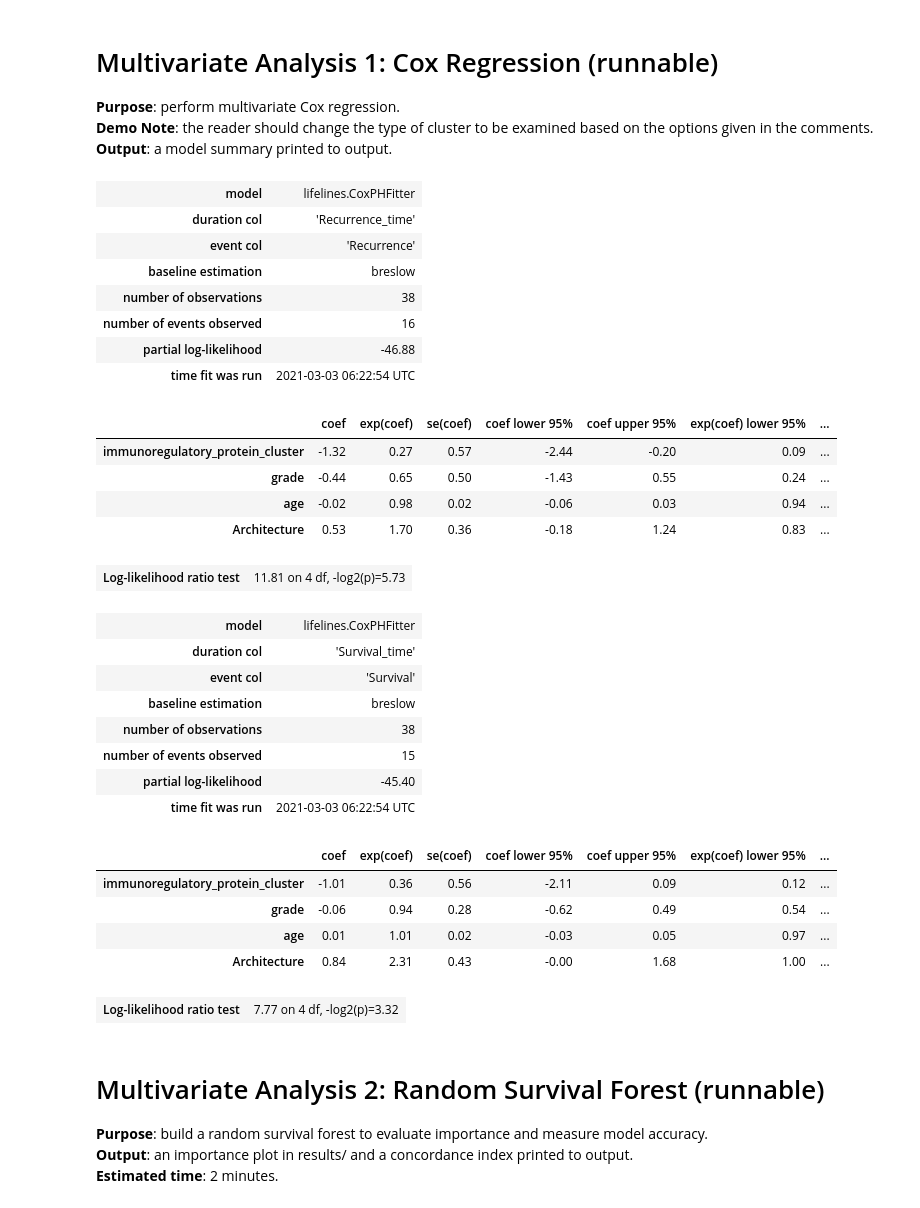
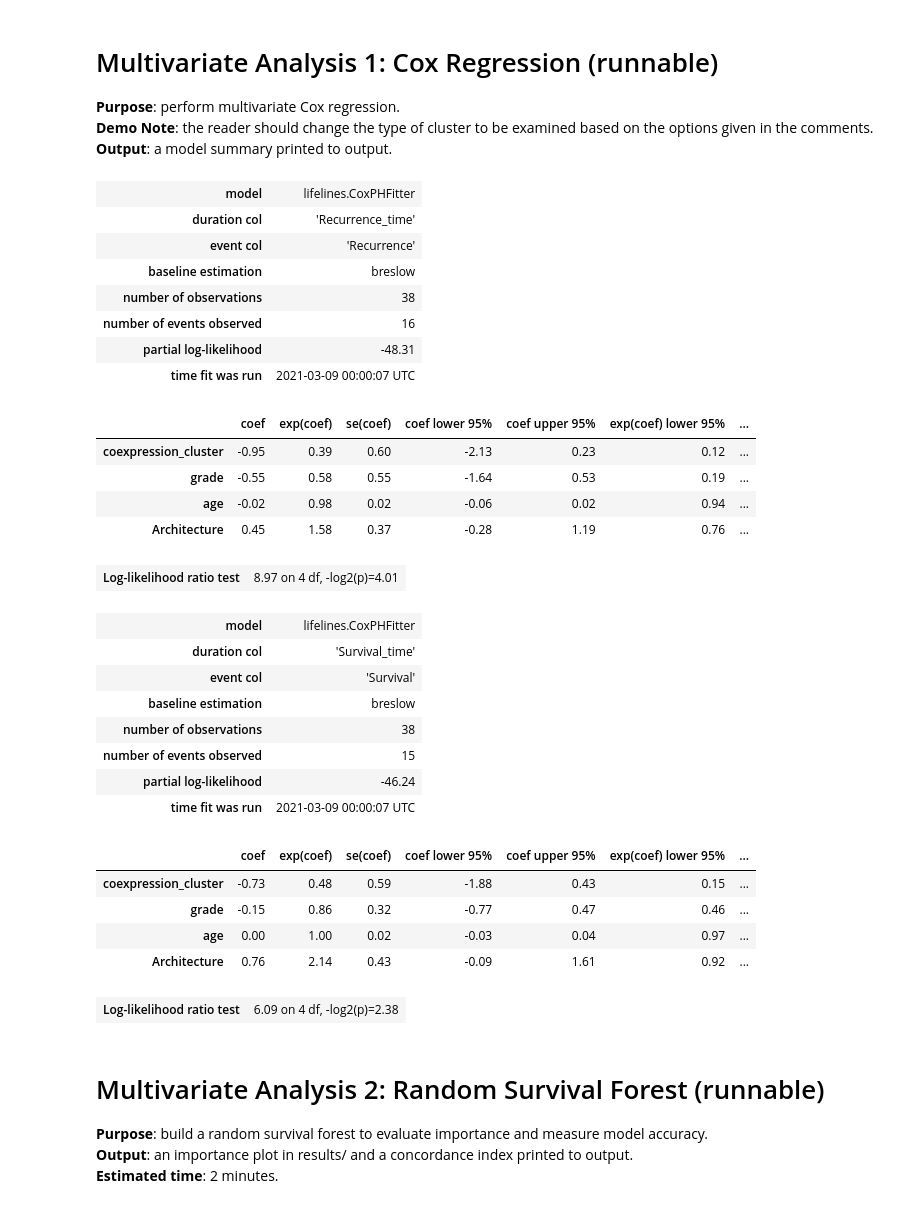
Before and after one commit to aalokpatwa/rasp-mibi, a Jupyter notebook: rasp_mibi_notebook.ipynb, the cells around one changed output. Drawn from its saved outputs; the diff is of its cells as text; code cells hidden in the pictures.

```diff
--- a/rasp_mibi_notebook.ipynb
+++ b/rasp_mibi_notebook.ipynb
@@ -1584,53 +1584,53 @@ df = pd.read_csv(CSV_PATH, index_col="ID")
 #define which cluster feature to examine
 #options: [coexpression_cluster, functional_proteins_cluster, immunoregulatory_protein_cluster]
 #can either examine each one-at-a-time or iterate through them
-cluster_choice = "immunoregulatory_protein_cluster"
+cluster_choice = "coexpression_cluster"
 
 #manipulate the architecture distinction the variable which is originally dtype: str into a quantitative categorical variable
 df["Architecture"] = df["Architecture"].astype("category").cat.codes
 
 #Create two separate feature matrices for recurrence and survival
 recurrence_df = df.drop(columns=["Survival", "Survival_time"])[[cluster_choice, "grade", "age", "Architecture", "Recurrence", "Recurrence_time"]]
 survival_df = df.drop(columns=["Recurrence", "Recurrence_time"])[[cluster_choice, "grade", "age", "Architecture", "Survival", "Survival_time"]]
 
 #Define and fit Cox PH Fitter for recurrence
 recurrence_cph = lifelines.CoxPHFitter()
 recurrence_cph.fit(recurrence_df, duration_col='Recurrence_time', event_col='Recurrence')
 recurrence_summary = recurrence_cph.print_summary()
 
 #Define and fit Cox PH Fitter for survival
 survival_cph = lifelines.CoxPHFitter()
 survival_cph.fit(survival_df, duration_col='Survival_time', event_col='Survival')
 survival_summary = survival_cph.print_summary()
 # %% [output]
 | model | lifelines.CoxPHFitter |
 | duration col | 'Recurrence_time' |
 | event col | 'Recurrence' |
 | baseline estimation | breslow |
 | number of observations | 38 |
 | number of events observed | 16 |
-| partial log-likelihood | -46.88 |
-| time fit was run | 2021-03-03 06:22:54 UTC |
+| partial log-likelihood | -48.31 |
+| time fit was run | 2021-03-09 00:00:07 UTC |
 |  | coef | exp(coef) | se(coef) | coef lower 95% | coef upper 95% | exp(coef) lower 95% | ... |
-| immunoregulatory_protein_cluster | -1.32 | 0.27 | 0.57 | -2.44 | -0.20 | 0.09 | ... |
-| grade | -0.44 | 0.65 | 0.50 | -1.43 | 0.55 | 0.24 | ... |
-| age | -0.02 | 0.98 | 0.02 | -0.06 | 0.03 | 0.94 | ... |
-| Architecture | 0.53 | 1.70 | 0.36 | -0.18 | 1.24 | 0.83 | ... |
+| coexpression_cluster | -0.95 | 0.39 | 0.60 | -2.13 | 0.23 | 0.12 | ... |
+| grade | -0.55 | 0.58 | 0.55 | -1.64 | 0.53 | 0.19 | ... |
+| age | -0.02 | 0.98 | 0.02 | -0.06 | 0.02 | 0.94 | ... |
+| Architecture | 0.45 | 1.58 | 0.37 | -0.28 | 1.19 | 0.76 | ... |
-| Log-likelihood ratio test | 11.81 on 4 df, -log2(p)=5.73 |
+| Log-likelihood ratio test | 8.97 on 4 df, -log2(p)=4.01 |
 | model | lifelines.CoxPHFitter |
 | duration col | 'Survival_time' |
 | event col | 'Survival' |
 | baseline estimation | breslow |
 | number of observations | 38 |
 | number of events observed | 15 |
-| partial log-likelihood | -45.40 |
-| time fit was run | 2021-03-03 06:22:54 UTC |
+| partial log-likelihood | -46.24 |
+| time fit was run | 2021-03-09 00:00:07 UTC |
 |  | coef | exp(coef) | se(coef) | coef lower 95% | coef upper 95% | exp(coef) lower 95% | ... |
-| immunoregulatory_protein_cluster | -1.01 | 0.36 | 0.56 | -2.11 | 0.09 | 0.12 | ... |
-| grade | -0.06 | 0.94 | 0.28 | -0.62 | 0.49 | 0.54 | ... |
-| age | 0.01 | 1.01 | 0.02 | -0.03 | 0.05 | 0.97 | ... |
-| Architecture | 0.84 | 2.31 | 0.43 | -0.00 | 1.68 | 1.00 | ... |
+| coexpression_cluster | -0.73 | 0.48 | 0.59 | -1.88 | 0.43 | 0.15 | ... |
+| grade | -0.15 | 0.86 | 0.32 | -0.77 | 0.47 | 0.46 | ... |
+| age | 0.00 | 1.00 | 0.02 | -0.03 | 0.04 | 0.97 | ... |
+| Architecture | 0.76 | 2.14 | 0.43 | -0.09 | 1.61 | 0.92 | ... |
-| Log-likelihood ratio test | 7.77 on 4 df, -log2(p)=3.32 |
+| Log-likelihood ratio test | 6.09 on 4 df, -log2(p)=2.38 |
 # %% [markdown]
 # Multivariate Analysis 2: Random Survival Forest (runnable) <a name="rsf"></a>
 **Purpose**: build a random survival forest to evaluate importance and measure model accuracy.
```
Also changed, not shown: parts of 6 cells of this notebook.
